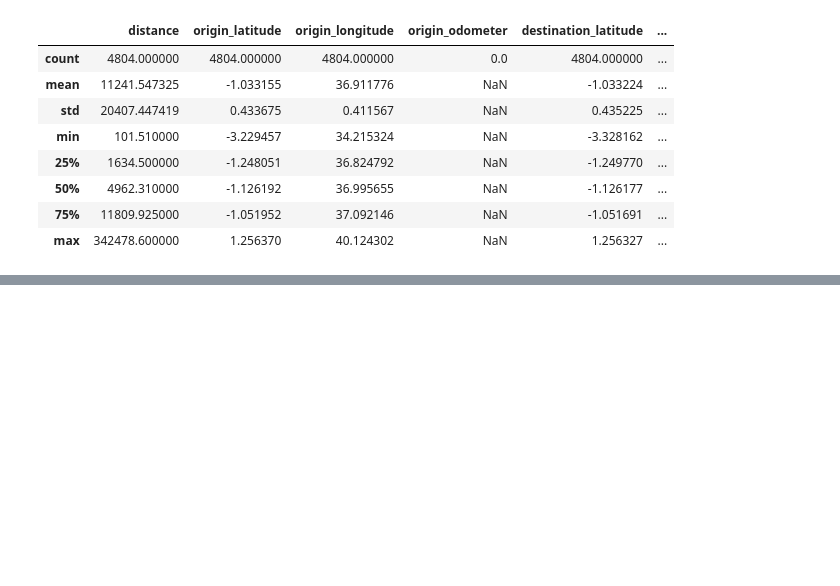
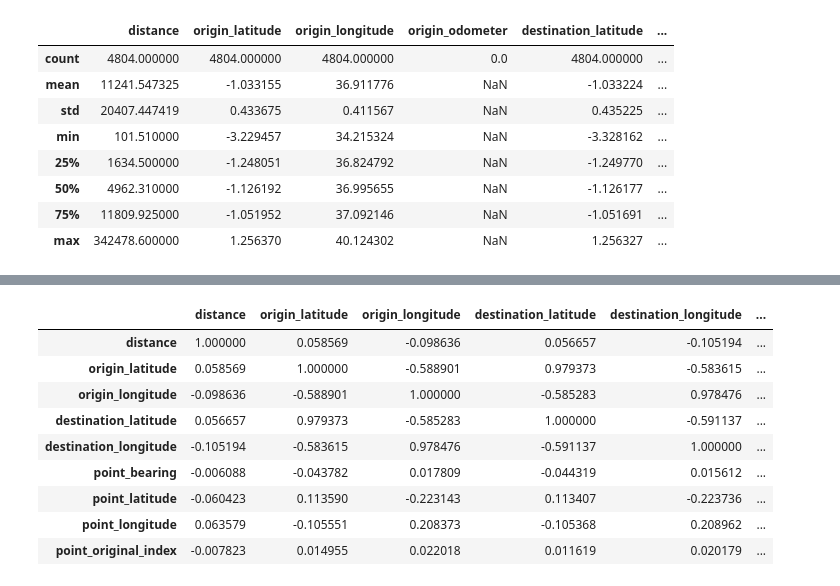
Before and after one commit to Ronnie-Leon76/Yatsa-Analytics, a Jupyter notebook: Yatsa-Analytics-EDA.ipynb, the cells around one changed output, grey strips where cells are left out. Cells and saved outputs as stored; diff of their text form; code cells hidden in the pictures; blank space fills up the shorter version.

```diff
--- a/Yatsa-Analytics-EDA.ipynb
+++ b/Yatsa-Analytics-EDA.ipynb
@@ -114,0 +224,14 @@ trips_df.describe()
+# %%
+correlations = trips_df.corr()
+correlations
+# %% [output]
+|  | distance | origin_latitude | origin_longitude | destination_latitude | destination_longitude | ... |
+| distance | 1.000000 | 0.058569 | -0.098636 | 0.056657 | -0.105194 | ... |
+| origin_latitude | 0.058569 | 1.000000 | -0.588901 | 0.979373 | -0.583615 | ... |
+| origin_longitude | -0.098636 | -0.588901 | 1.000000 | -0.585283 | 0.978476 | ... |
+| destination_latitude | 0.056657 | 0.979373 | -0.585283 | 1.000000 | -0.591137 | ... |
+| destination_longitude | -0.105194 | -0.583615 | 0.978476 | -0.591137 | 1.000000 | ... |
+| point_bearing | -0.006088 | -0.043782 | 0.017809 | -0.044319 | 0.015612 | ... |
+| point_latitude | -0.060423 | 0.113590 | -0.223143 | 0.113407 | -0.223736 | ... |
+| point_longitude | 0.063579 | -0.105551 | 0.208373 | -0.105368 | 0.208962 | ... |
+| point_original_index | -0.007823 | 0.014955 | 0.022018 | 0.011619 | 0.020179 | ... |
```
Also changed, not shown: parts of 13 cells of this notebook.
